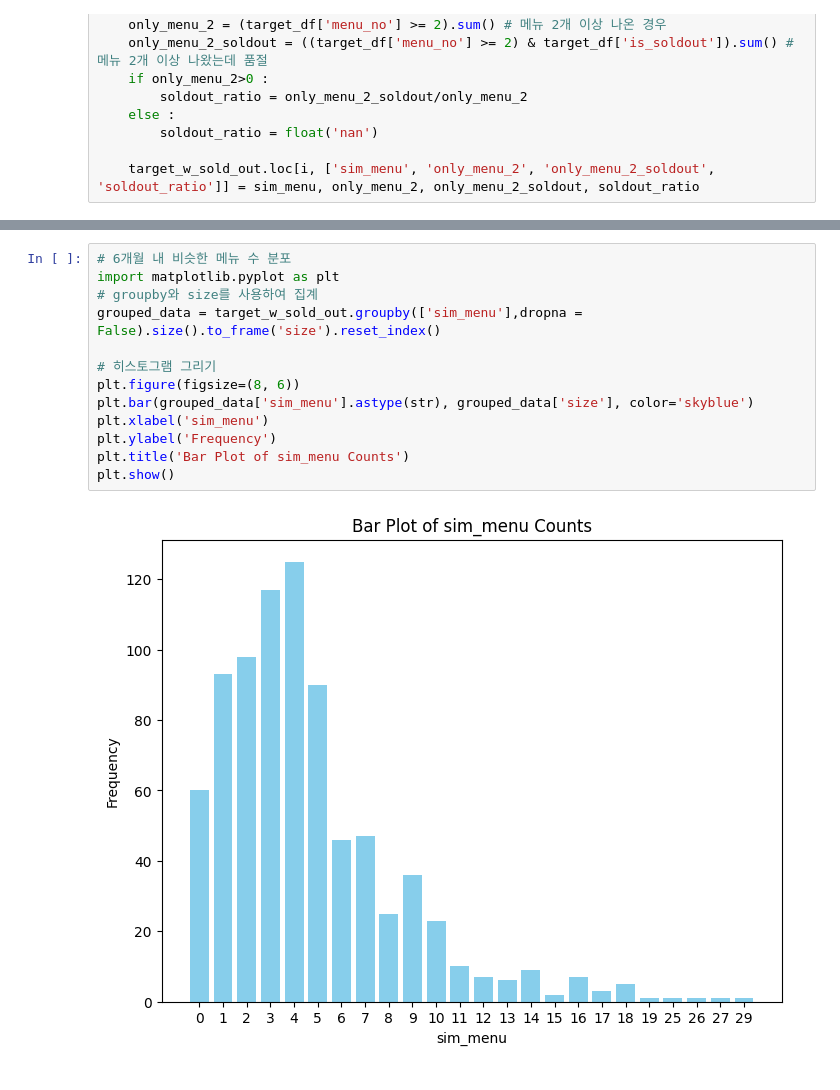
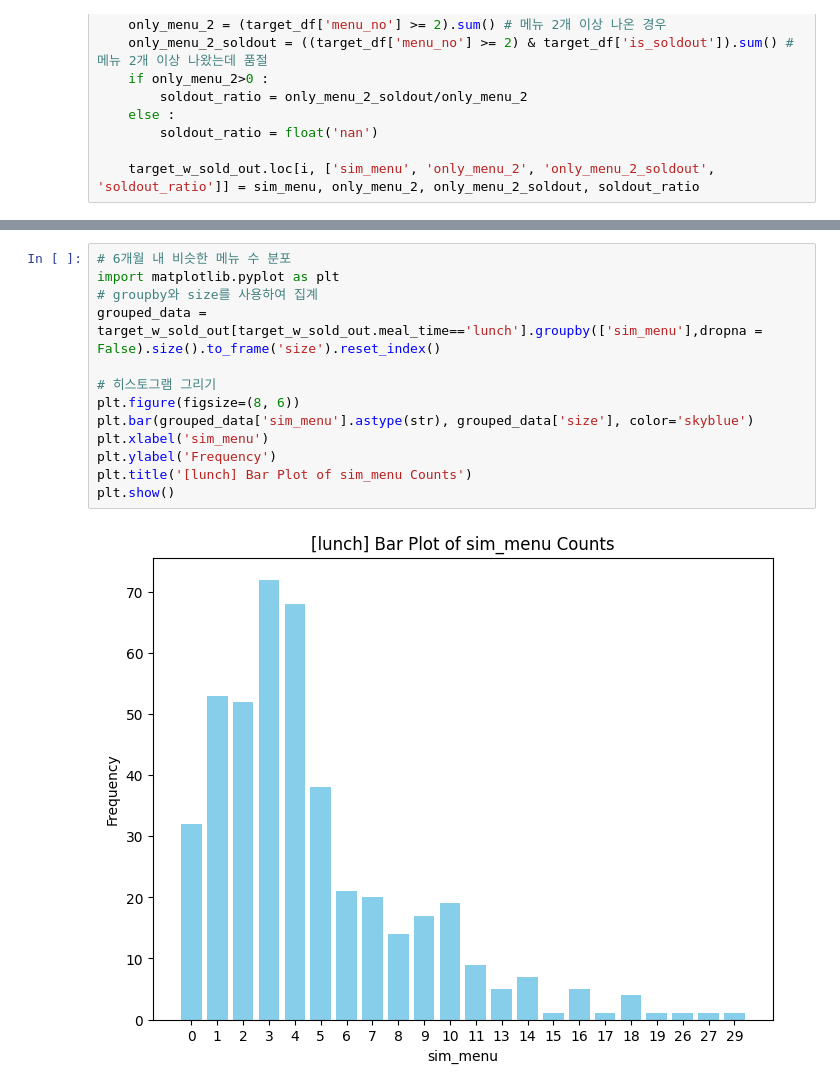
Before and after one commit to jhy6219/cafeteria, a Jupyter notebook: src/eda/feature_lab/eda/v1/rare_menu.ipynb, the cells around one changed output, grey strips where cells are left out. Drawn from its saved outputs; the diff is of its cells as text.

```diff
--- a/src/eda/feature_lab/eda/v1/rare_menu.ipynb
+++ b/src/eda/feature_lab/eda/v1/rare_menu.ipynb
@@ -59,15 +107,15 @@ for i in tqdm(range(target_w_sold_out.shape[0])):
 # %%
 # 6개월 내 비슷한 메뉴 수 분포
 import matplotlib.pyplot as plt
 # groupby와 size를 사용하여 집계
-grouped_data = target_w_sold_out.groupby(['sim_menu'],dropna = False).size().to_frame('size').reset_index()
+grouped_data = target_w_sold_out[target_w_sold_out.meal_time=='lunch'].groupby(['sim_menu'],dropna = False).size().to_frame('size').reset_index()
 
 # 히스토그램 그리기
 plt.figure(figsize=(8, 6))
 plt.bar(grouped_data['sim_menu'].astype(str), grouped_data['size'], color='skyblue')
 plt.xlabel('sim_menu')
 plt.ylabel('Frequency')
-plt.title('Bar Plot of sim_menu Counts')
+plt.title('[lunch] Bar Plot of sim_menu Counts')
 plt.show()
 # %% [output]
-[figure, old version]
+[figure, new version]
```
Also changed, not shown: parts of 8 cells of this notebook, 14 other files.
